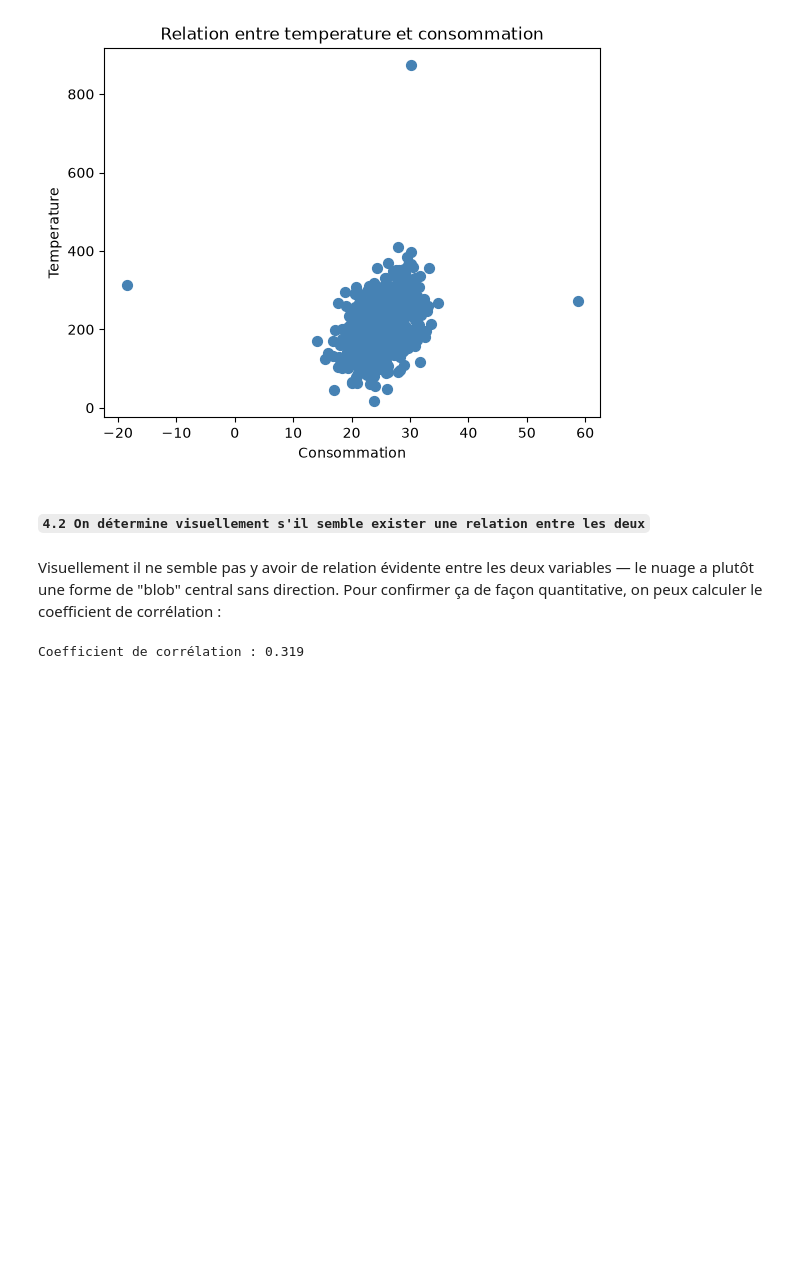
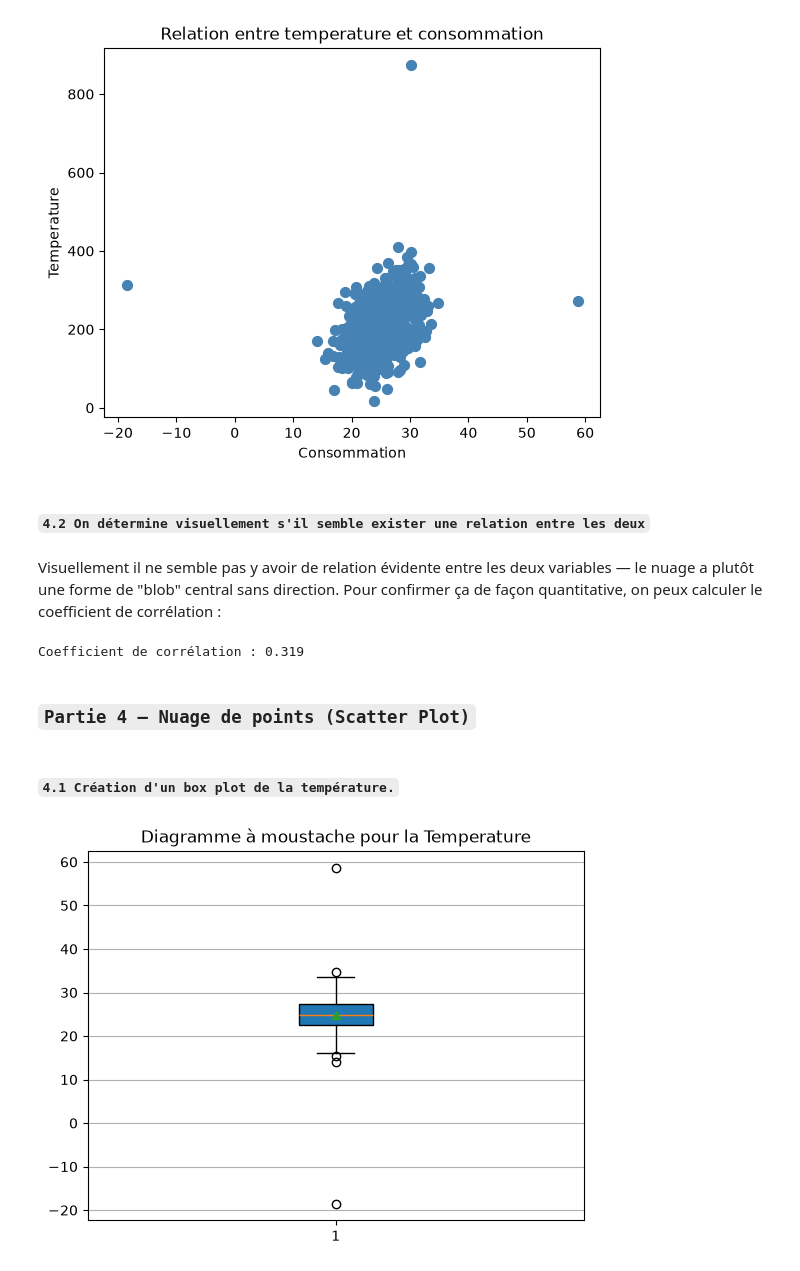
Before and after one commit to Alassanee/atelier_matplotlib_iot, a Jupyter notebook: notebook/atelier_matplotlib_iot.ipynb, the cells around one changed output. Cells and saved outputs as stored; diff of their text form; code cells hidden in the pictures; blank space fills up the shorter version.

Commit message:
Partie 5 – Diagramme à moustache (Box plot)

```diff
--- a/notebook/atelier_matplotlib_iot.ipynb
+++ b/notebook/atelier_matplotlib_iot.ipynb
@@ -188,3 +188,14 @@ correlation = df['consommation'].corr(df['temperature'])
 print(f"Coefficient de corrélation : {correlation:.3f}")
 # %% [output]
 Coefficient de corrélation : 0.319
+# %% [markdown]
+### `Partie 4 – Nuage de points (Scatter Plot)`
+# %% [markdown]
+#### `4.1 Création d'un box plot de la température.`
+# %%
+plt.boxplot(df['temperature'], showmeans=True, patch_artist=True)
+plt.grid(axis='y')
+plt.title("Diagramme à moustache pour la Temperature")
+plt.show()
+# %% [output]
+[figure, added]
```
Also changed, not shown: parts of 5 cells of this notebook.
